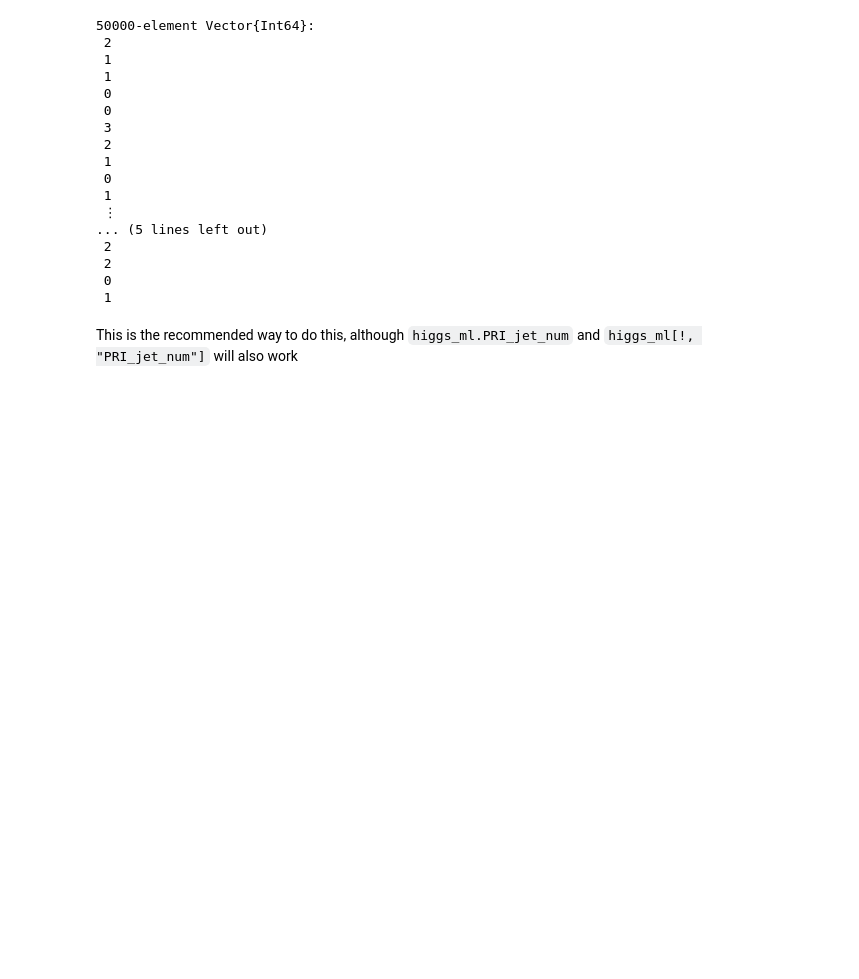
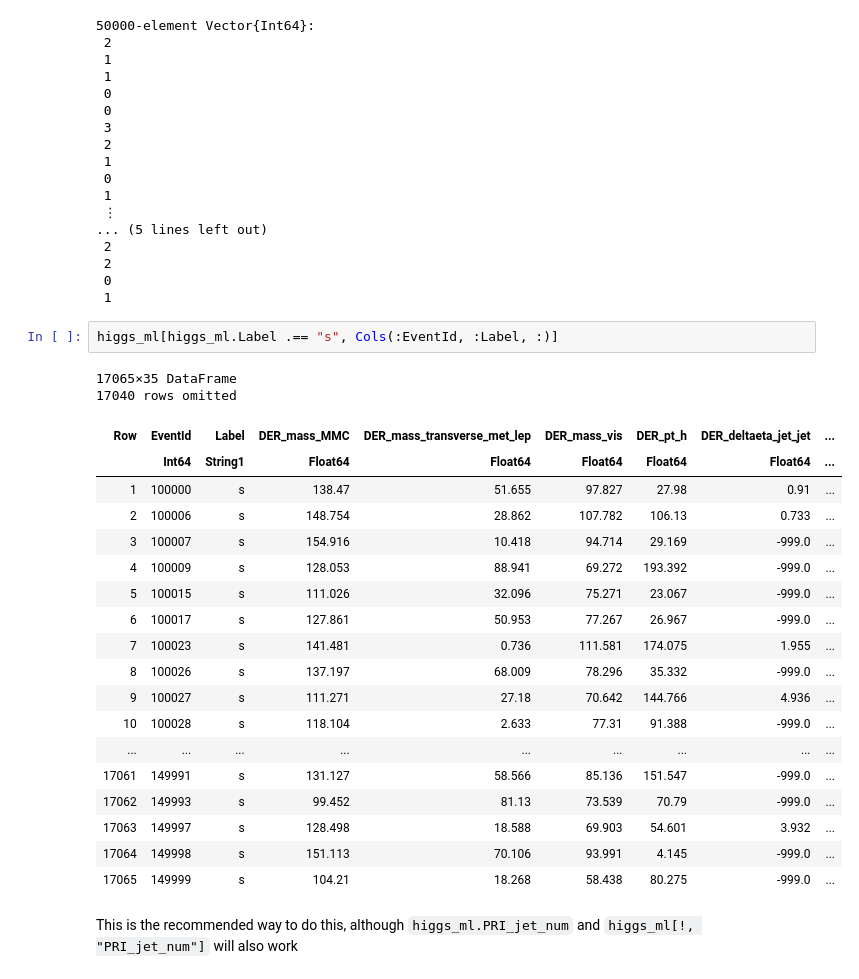
Before and after one commit to JuliaHEP/JuliaHEP-2023, a Jupyter notebook: julia-intro/docs/julia-intro-dataframes.ipynb, the cells around one changed output. Saved outputs shown, nothing was run; the diff lists cells and outputs as text; blank space fills up the shorter version.

```diff
--- a/julia-intro/docs/julia-intro-dataframes.ipynb
+++ b/julia-intro/docs/julia-intro-dataframes.ipynb
@@ -143,6 +176,29 @@ higgs_ml[!, :PRI_jet_num]
  2
  0
  1
+# %%
+higgs_ml[higgs_ml.Label .== "s", Cols(:EventId, :Label, :)]
+# %% [output]
+17065×35 DataFrame
+17040 rows omitted
+| Row | EventId | Label | DER_mass_MMC | DER_mass_transverse_met_lep | DER_mass_vis | DER_pt_h | DER_deltaeta_jet_jet | ... |
+|  | Int64 | String1 | Float64 | Float64 | Float64 | Float64 | Float64 | ... |
+| 1 | 100000 | s | 138.47 | 51.655 | 97.827 | 27.98 | 0.91 | ... |
+| 2 | 100006 | s | 148.754 | 28.862 | 107.782 | 106.13 | 0.733 | ... |
+| 3 | 100007 | s | 154.916 | 10.418 | 94.714 | 29.169 | -999.0 | ... |
+| 4 | 100009 | s | 128.053 | 88.941 | 69.272 | 193.392 | -999.0 | ... |
+| 5 | 100015 | s | 111.026 | 32.096 | 75.271 | 23.067 | -999.0 | ... |
+| 6 | 100017 | s | 127.861 | 50.953 | 77.267 | 26.967 | -999.0 | ... |
+| 7 | 100023 | s | 141.481 | 0.736 | 111.581 | 174.075 | 1.955 | ... |
+| 8 | 100026 | s | 137.197 | 68.009 | 78.296 | 35.332 | -999.0 | ... |
+| 9 | 100027 | s | 111.271 | 27.18 | 70.642 | 144.766 | 4.936 | ... |
+| 10 | 100028 | s | 118.104 | 2.633 | 77.31 | 91.388 | -999.0 | ... |
+| ... | ... | ... | ... | ... | ... | ... | ... | ... |
+| 17061 | 149991 | s | 131.127 | 58.566 | 85.136 | 151.547 | -999.0 | ... |
+| 17062 | 149993 | s | 99.452 | 81.13 | 73.539 | 70.79 | -999.0 | ... |
+| 17063 | 149997 | s | 128.498 | 18.588 | 69.903 | 54.601 | 3.932 | ... |
+| 17064 | 149998 | s | 151.113 | 70.106 | 93.991 | 4.145 | -999.0 | ... |
+| 17065 | 149999 | s | 104.21 | 18.268 | 58.438 | 80.275 | -999.0 | ... |
 # %% [markdown]
 This is the recommended way to do this, although `higgs_ml.PRI_jet_num` and `higgs_ml[!, "PRI_jet_num"]` will also work
 # %%
```
Also changed, not shown: parts of 7 cells of this notebook, 1 other file.
